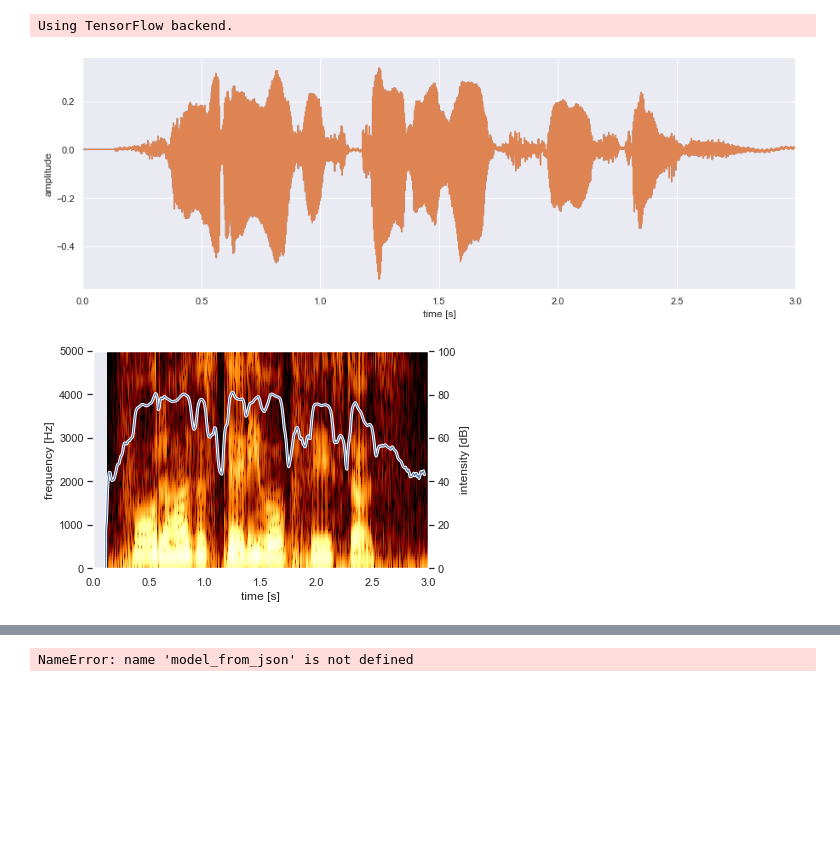
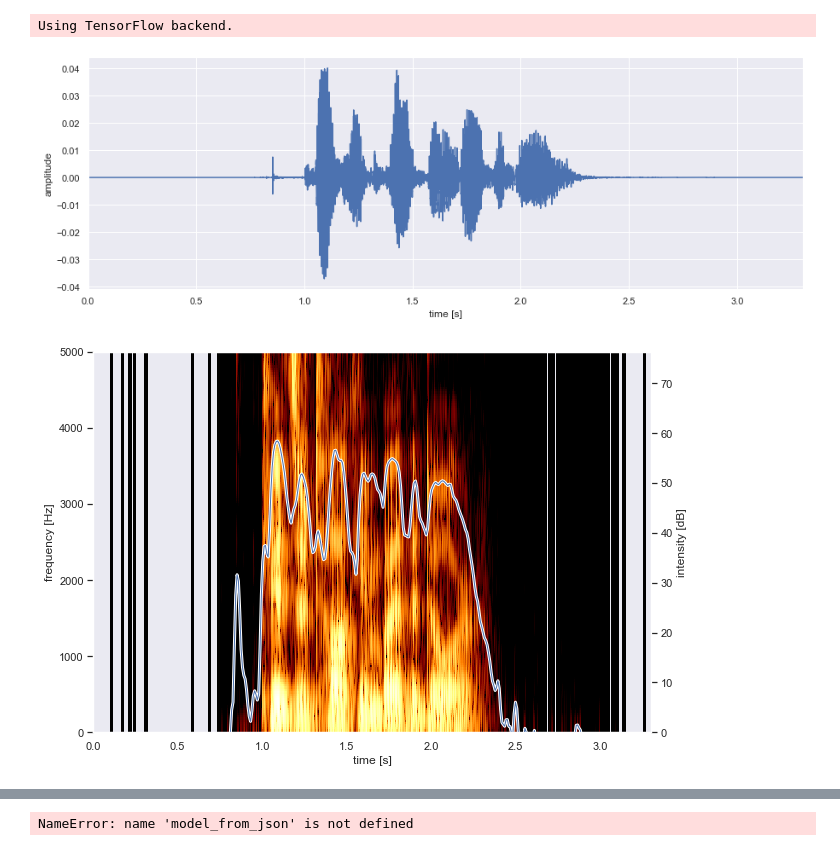
Before and after one commit to sundaritk/Project-Final, a Jupyter notebook: static/py/Main.ipynb, the cells around one changed output, grey strips where cells are left out. Cells and saved outputs as stored; diff of their text form; code cells hidden in the pictures; blank space fills up the shorter version.

```diff
--- a/static/py/Main.ipynb
+++ b/static/py/Main.ipynb
@@ -31,43 +31,43 @@ Using TensorFlow backend.
 sns.set() # Use seaborn's default style to make attractive graphs
 
 # Plot nice figures using Python's "standard" matplotlib library
-snd = parselmouth.Sound("../../Resources/data/output10.wav")
+snd = parselmouth.Sound("../../Resources/data/Audiofile/03-01-01-01-01-01-01.wav")
 plt.figure(figsize=(15, 5))
 plt.plot(snd.xs(), snd.values.T)
 plt.xlim([snd.xmin, snd.xmax])
 plt.xlabel("time [s]")
 plt.ylabel("amplitude")
 #plt.show() or plt.savefig("Resources/images/sound.png")
-plt.savefig("../../Resources/images/sound.png")
+plt.savefig("../../Resources/images/Parcelmouth_sound.png")
 # %% [output]
-[figure, old version]
+[figure, new version]
 # %%
 def draw_spectrogram(spectrogram, dynamic_range=70):
     X, Y = spectrogram.x_grid(), spectrogram.y_grid()
     sg_db = 10 * np.log10(spectrogram.values)
     plt.pcolormesh(X, Y, sg_db, vmin=sg_db.max() - dynamic_range, cmap='afmhot')
     plt.ylim([spectrogram.ymin, spectrogram.ymax])
     plt.xlabel("time [s]")
     plt.ylabel("frequency [Hz]")
 
 def draw_intensity(intensity):
     plt.plot(intensity.xs(), intensity.values.T, linewidth=3, color='w')
     plt.plot(intensity.xs(), intensity.values.T, linewidth=1)
     plt.grid(False)
     plt.ylim(0)
     plt.ylabel("intensity [dB]")
 
 intensity = snd.to_intensity()
 spectrogram = snd.to_spectrogram()
-plt.figure()
+plt.figure(figsize=(10, 7))
 draw_spectrogram(spectrogram)
 plt.twinx()
 draw_intensity(intensity)
 plt.xlim([snd.xmin, snd.xmax])
 #plt.show() or plt.savefig("../../Resources/images/spectrogram.png")
-plt.savefig("../../Resources/images/spectrogram.png")
+plt.savefig("../../Resources/images/Pspectrogram.png")
 # %% [output]
-[figure, old version]
+[figure, new version]
 # %%
 def draw_pitch(pitch):
     # Extract selected pitch contour, and
```
Also changed, not shown: parts of 4 cells of this notebook, 11 other files.
